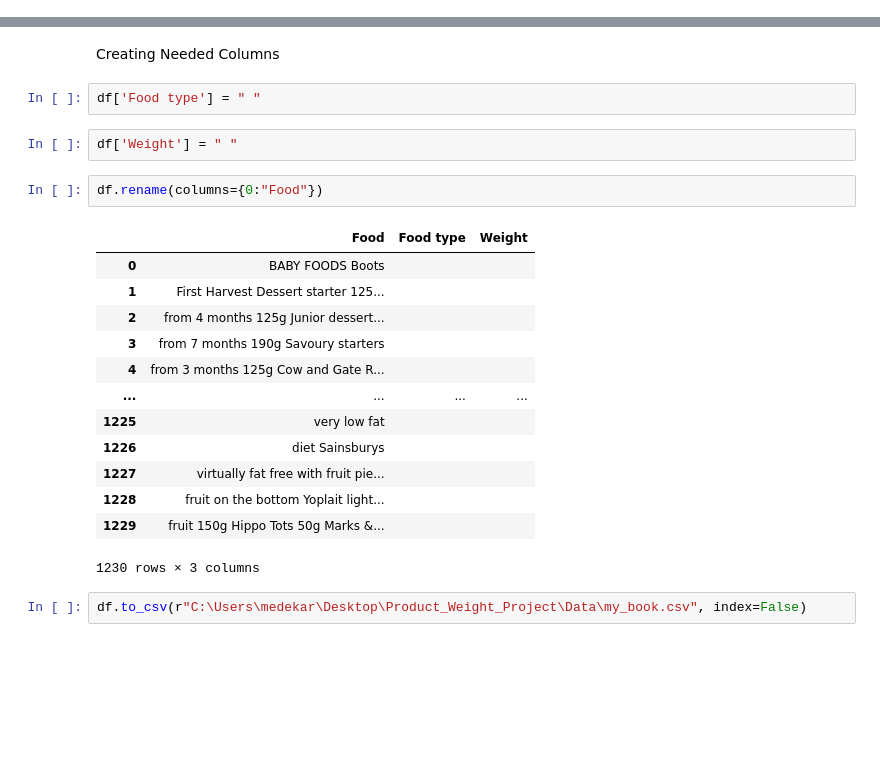
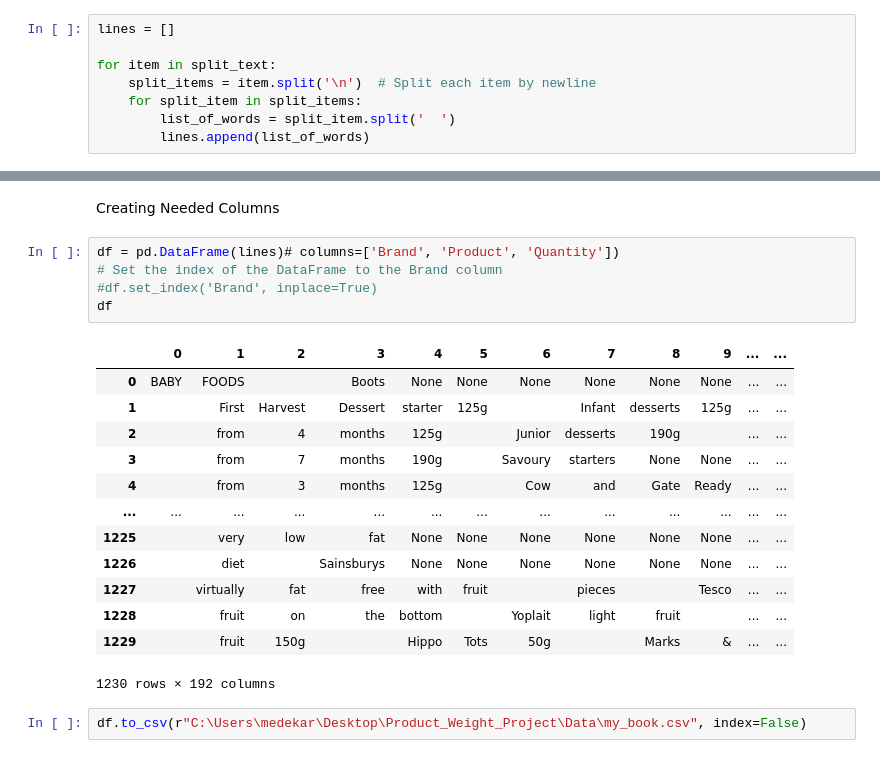
Before and after one commit to elliotkarikari/Product_Weight_Project, a Jupyter notebook: Jupter_notebooks/WeightData/Converting Food Portion Sizes PDF to a CSV.ipynb, the cells around one changed output, grey strips where cells are left out. Cells and saved outputs as stored; diff of their text form; blank space fills up the shorter version.

Commit message:
Food portion table

```diff
--- a/Jupter_notebooks/WeightData/Converting Food Portion Sizes PDF to a CSV.ipynb
+++ b/Jupter_notebooks/WeightData/Converting Food Portion Sizes PDF to a CSV.ipynb
@@ -93,0 +94,8 @@ df = pd.DataFrame(split_text)
+# %%
+lines = []
+
+for item in split_text:
+    split_items = item.split('\n')  # Split each item by newline
+    for split_item in split_items:
+        list_of_words = split_item.split('  ')
+        lines.append(list_of_words)
@@ -94,24 +122,23 @@ df = pd.DataFrame(split_text)
 # %% [markdown]
 Creating Needed Columns
-# %%
-df['Food type'] = " "
-# %%
-df['Weight'] = " "
 # %%
-df.rename(columns={0:"Food"})
+df = pd.DataFrame(lines)# columns=['Brand', 'Product', 'Quantity'])
+# Set the index of the DataFrame to the Brand column
+#df.set_index('Brand', inplace=True)
+df
 # %% [output]
-|  | Food | Food type | Weight |
-| 0 | BABY FOODS Boots |  |  |
-| 1 | First Harvest Dessert starter 125... |  |  |
-| 2 | from 4 months 125g Junior dessert... |  |  |
-| 3 | from 7 months 190g Savoury starters |  |  |
-| 4 | from 3 months 125g Cow and Gate R... |  |  |
-| ... | ... | ... | ... |
-| 1225 | very low fat |  |  |
-| 1226 | diet Sainsburys |  |  |
-| 1227 | virtually fat free with fruit pie... |  |  |
-| 1228 | fruit on the bottom Yoplait light... |  |  |
-| 1229 | fruit 150g Hippo Tots 50g Marks &... |  |  |
+|  | 0 | 1 | 2 | 3 | 4 | 5 | 6 | 7 | 8 | 9 | ... | ... |
+| 0 | BABY | FOODS |  | Boots | None | None | None | None | None | None | ... | ... |
+| 1 |  | First | Harvest | Dessert | starter | 125g |  | Infant | desserts | 125g | ... | ... |
+| 2 |  | from | 4 | months | 125g |  | Junior | desserts | 190g |  | ... | ... |
+| 3 |  | from | 7 | months | 190g |  | Savoury | starters | None | None | ... | ... |
+| 4 |  | from | 3 | months | 125g |  | Cow | and | Gate | Ready | ... | ... |
+| ... | ... | ... | ... | ... | ... | ... | ... | ... | ... | ... | ... | ... |
+| 1225 |  | very | low | fat | None | None | None | None | None | None | ... | ... |
+| 1226 |  | diet |  | Sainsburys | None | None | None | None | None | None | ... | ... |
+| 1227 |  | virtually | fat | free | with | fruit |  | pieces |  | Tesco | ... | ... |
+| 1228 |  | fruit | on | the | bottom |  | Yoplait | light | fruit |  | ... | ... |
+| 1229 |  | fruit | 150g |  | Hippo | Tots | 50g |  | Marks | & | ... | ... |
-1230 rows × 3 columns
+1230 rows × 192 columns
 # %%
 df.to_csv(r"C:\Users\medekar\Desktop\Product_Weight_Project\Data\my_book.csv", index=False)
```
Also changed, not shown: parts of 4 cells of this notebook.
